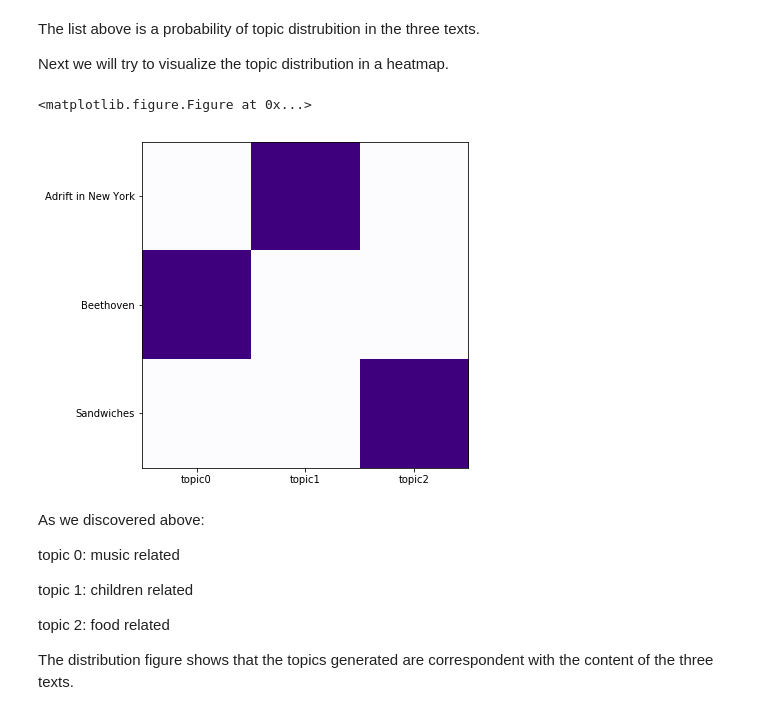
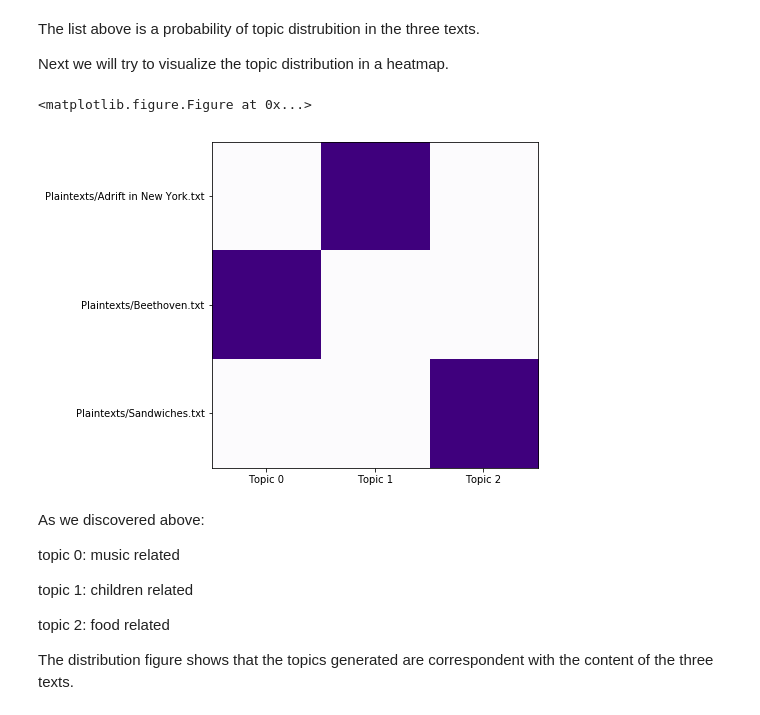
Before and after one commit to ooduor/machine-learning, a Jupyter notebook: Topic modelling - Interactive visualization & topic distribution visualization (three ebooks from Gutenburg).ipynb, the cells around one changed output. Drawn from its saved outputs; the diff is of its cells as text; code cells hidden in the pictures.

```diff
--- a/Topic modelling - Interactive visualization & topic distribution visualization (three ebooks from Gutenburg).ipynb
+++ b/Topic modelling - Interactive visualization & topic distribution visualization (three ebooks from Gutenburg).ipynb
@@ -152,31 +157,39 @@ Next we will try to visualize the topic distribution in a heatmap.
 # %%
 import matplotlib.ticker as ticker
 import matplotlib.cm as cm
 import matplotlib as mpl
 import numpy as np
 
 import matplotlib.pyplot as plt
 %matplotlib inline
 
 flight_matrix = topic_distribution
 
-yLabel = ['Adrift in New York','Beethoven','Sandwiches']
-xLabel = ['topic0','topic1','topic2']
+# set labels of Y axis as filenames
+yLabel = list_textfiles('Plaintexts')#['Adrift in New York','Beethoven','Sandwiches']
+
+# set labels of X axis as topic index
+xLabel = range(n_topic)
+# add "Topic " to each element (1,2,3) in xLabel
+s = "Topic "
+for i in xrange(len(xLabel)):
+    xLabel[i] = s + str(xLabel[i])
+
 
 fig = plt.figure()
 fig, ax = plt.subplots(1,1, figsize=(6,6))
 
 
 ax.set_xticks(np.arange(len(xLabel)))
 ax.set_yticks(np.arange(len(yLabel)))
 
 ax.set_xticklabels(xLabel)
 ax.set_yticklabels(yLabel)
 
 heatplot = ax.imshow(flight_matrix, cmap='Purples')
 # %% [output]
 <matplotlib.figure.Figure at 0x...>
-[figure, old version]
+[figure, new version]
 # %% [markdown]
 As we discovered above:
 
```
Also changed, not shown: parts of 2 cells of this notebook, 21 other files.
